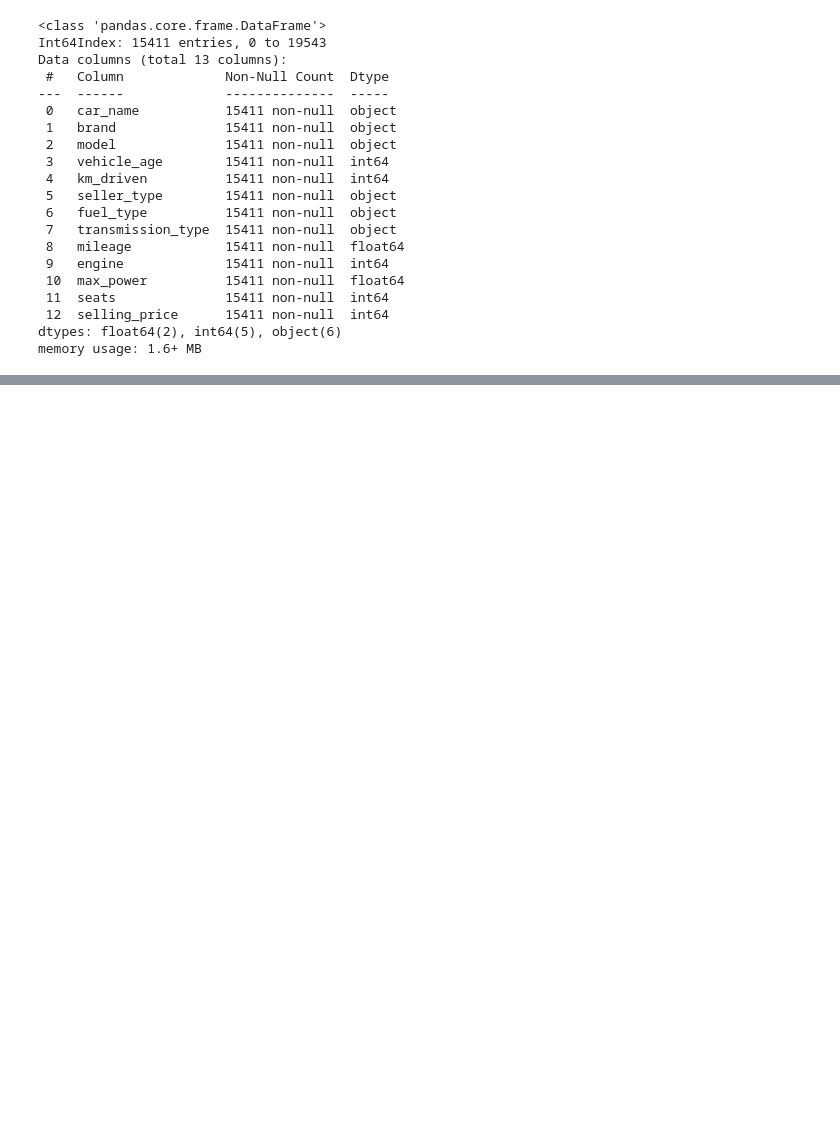
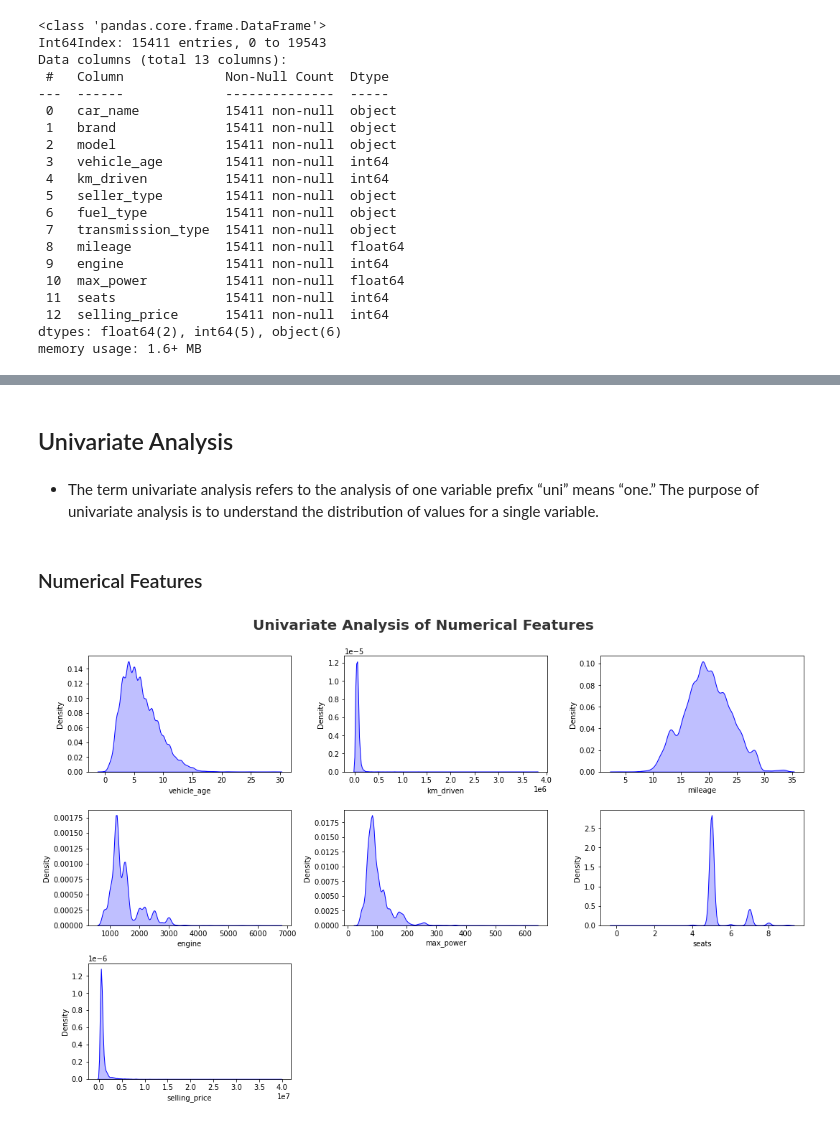
Before and after one commit to NITIN0601/Car_Prediction_Data-Analysis, a Jupyter notebook: CarPrediction.ipynb, the cells around one changed output, grey strips where cells are left out. Saved outputs shown, nothing was run; the diff lists cells and outputs as text; code cells hidden in the pictures; blank space fills up the shorter version.

```diff
--- a/CarPrediction.ipynb
+++ b/CarPrediction.ipynb
@@ -110,0 +113,8 @@ memory usage: 1.6+ MB
+# %%
+# define numerical & categorical columns
+numeric_features = [feature for feature in df.columns if df[feature].dtype != 'O']
+categorical_features = [feature for feature in df.columns if df[feature].dtype == 'O']
+
+# print columns
+print('We have {} numerical features : {}'.format(len(numeric_features), numeric_features))
+print('\nWe have {} categorical features : {}'.format(len(categorical_features), categorical_features))
@@ -110,0 +162,17 @@ memory usage: 1.6+ MB
+# %% [markdown]
+## Univariate Analysis
+# %% [markdown]
+* The term univariate analysis refers to the analysis of one variable prefix “uni” means “one.” The purpose of univariate analysis is to understand the distribution of values for a single variable.
+# %% [markdown]
+### Numerical Features
+# %%
+plt.figure(figsize=(15, 15))
+plt.suptitle('Univariate Analysis of Numerical Features', fontsize=20, fontweight='bold', alpha=0.8, y=1.)
+
+for i in range(0, len(numeric_features)):
+    plt.subplot(5, 3, i+1)
+    sns.kdeplot(x=df[numeric_features[i]],shade=True, color='b')
+    plt.xlabel(numeric_features[i])
+    plt.tight_layout()
+# %% [output]
+[figure, added]
```
Also changed, not shown: parts of 22 cells of this notebook.
